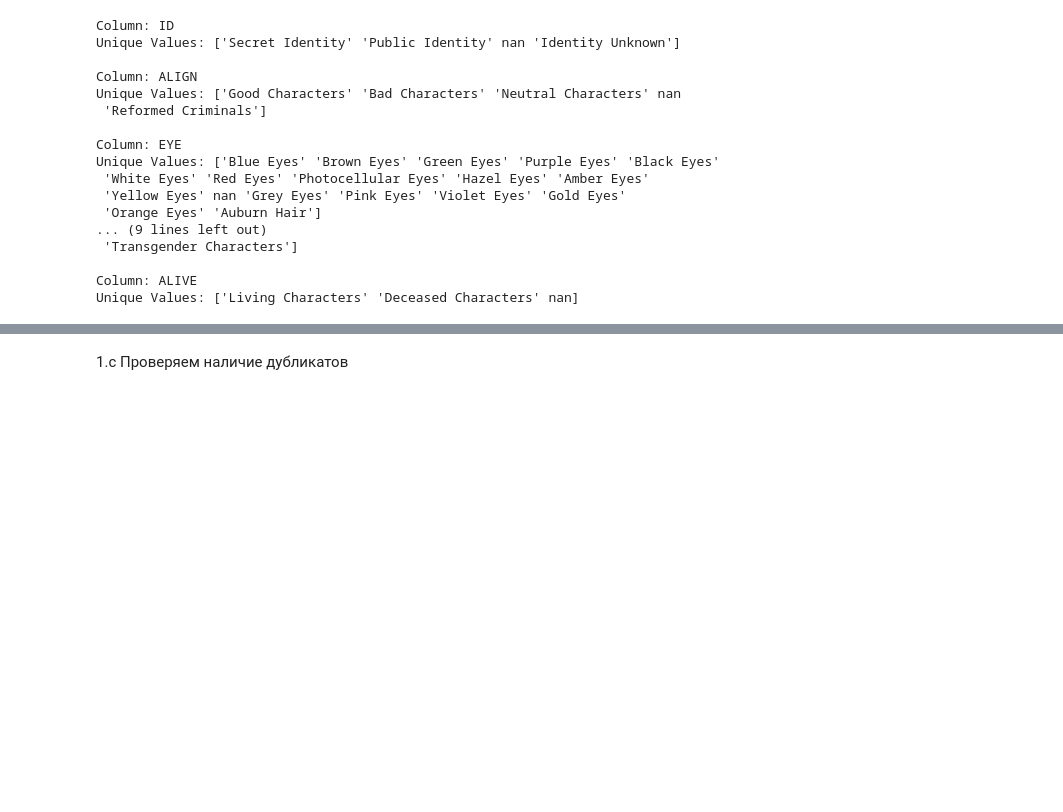
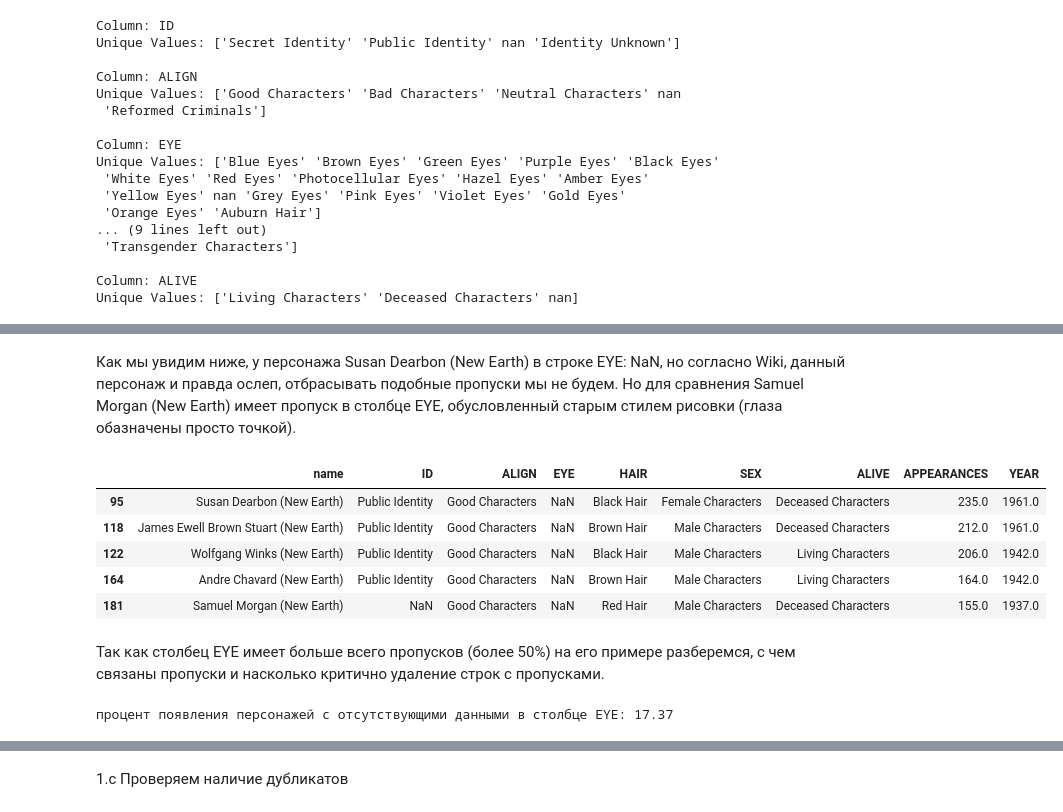
Before and after one commit to elvisandsivle/sf_data_science, a Jupyter notebook: SkillFactory/Продвинутые методы/task 2.ipynb, the cells around one changed output, grey strips where cells are left out. Cells and saved outputs as stored; diff of their text form; code cells hidden in the pictures; blank space fills up the shorter version.

```diff
--- a/SkillFactory/Продвинутые методы/task 2.ipynb
+++ b/SkillFactory/Продвинутые методы/task 2.ipynb
@@ -158,0 +176,28 @@ dtype: float64
+# %% [markdown]
+Как мы увидим ниже, у персонажа Susan Dearbon (New Earth) в строке EYE: NaN, но согласно Wiki, данный персонаж и правда ослеп, отбрасывать подобные пропуски мы не будем. Но для сравнения Samuel Morgan (New Earth) имеет пропуск в столбце EYE,
+обусловленный старым стилем рисовки (глаза обазначены просто точкой).
+# %%
+cols_null_percent = dc.isnull().mean() * 100
+cols_with_null = cols_null_percent[cols_null_percent>0].sort_values(ascending=False)
+
+# посмотрим начиная с какого персонажа возникают пропуски
+display(dc.loc[dc['EYE'].isnull()].head())
+# %% [output]
+|  | name | ID | ALIGN | EYE | HAIR | SEX | ALIVE | APPEARANCES | YEAR |
+| 95 | Susan Dearbon (New Earth) | Public Identity | Good Characters | NaN | Black Hair | Female Characters | Deceased Characters | 235.0 | 1961.0 |
+| 118 | James Ewell Brown Stuart (New Earth) | Public Identity | Good Characters | NaN | Brown Hair | Male Characters | Deceased Characters | 212.0 | 1961.0 |
+| 122 | Wolfgang Winks (New Earth) | Public Identity | Good Characters | NaN | Black Hair | Male Characters | Living Characters | 206.0 | 1942.0 |
+| 164 | Andre Chavard (New Earth) | Public Identity | Good Characters | NaN | Brown Hair | Male Characters | Living Characters | 164.0 | 1942.0 |
+| 181 | Samuel Morgan (New Earth) | NaN | Good Characters | NaN | Red Hair | Male Characters | Deceased Characters | 155.0 | 1937.0 |
+# %% [markdown]
+Так как столбец EYE имеет больше всего пропусков (более 50%) на его примере разберемся, с чем связаны пропуски и насколько критично удаление строк с пропусками.
+# %%
+# общее количество появлений персонажей с отсутствующими данными в столбце 'EYE'
+dc_eye_nan = dc.loc[dc['EYE'].isnull()]['APPEARANCES'].sum()
+
+# процент появления персонажей с отсутствующими данными в столбце 'EYE' от общего суммы появлений
+dc_eye_nan_perc = 100 * dc_eye_nan/dc['APPEARANCES'].sum()
+
+print(f'процент появления персонажей с отсутствующими данными в столбце EYE: {round(dc_eye_nan_perc,2)}')
+# %% [output]
+процент появления персонажей с отсутствующими данными в столбце EYE: 17.37
```
Also changed, not shown: parts of 27 cells of this notebook.
